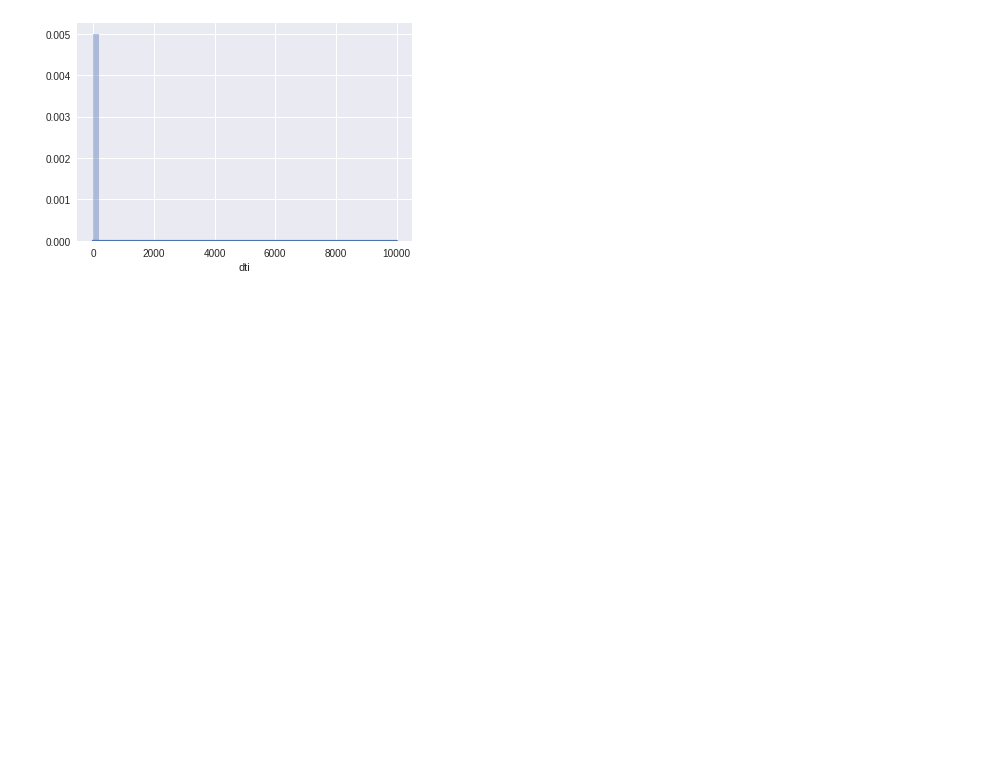
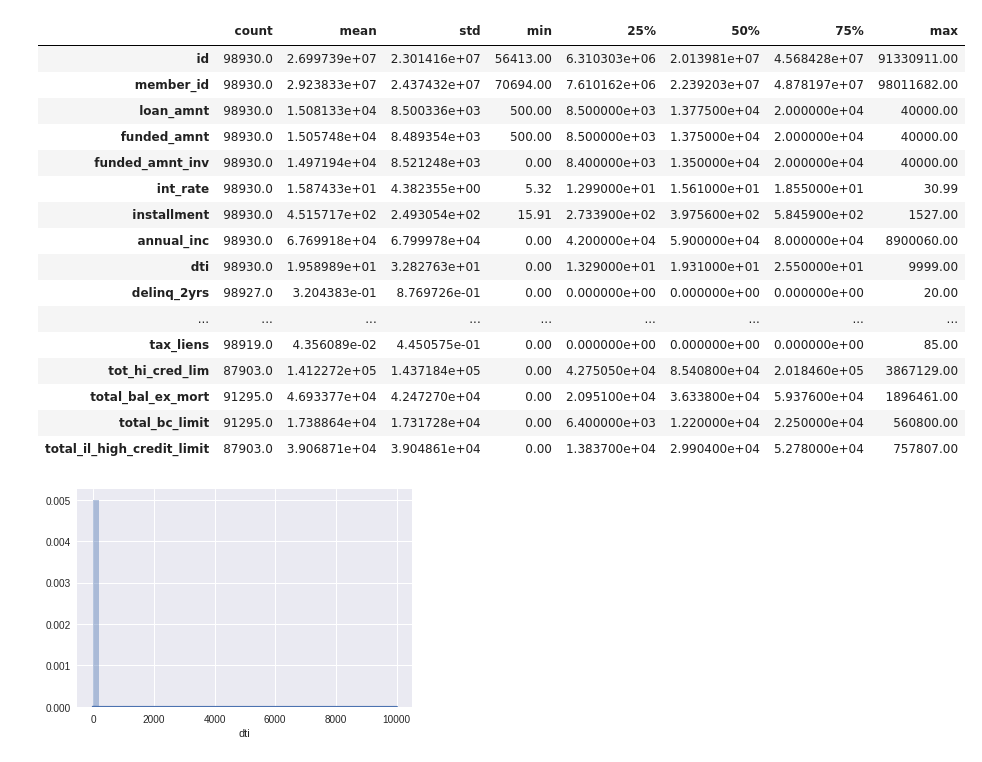
Before and after one commit to nateGeorge/lending_club_EDA, a Jupyter notebook: Lending_Club_EDA_Python_2.ipynb, the cells around one changed output. Saved outputs shown, nothing was run; the diff lists cells and outputs as text; code cells hidden in the pictures; blank space fills up the shorter version.

```diff
--- a/Lending_Club_EDA_Python_2.ipynb
+++ b/Lending_Club_EDA_Python_2.ipynb
@@ -82,0 +221,25 @@ memory usage: 1.1+ GB
+# %%
+# looking at only defaulted loans:
+default_categories = ['Default', 'Charged Off', 'Does not meet the credit policy. Status:Charged Off']
+# .isin() is a trick for checking if something is in a list
+# it's a pandas-specific function
+acc_df[acc_df['loan_status'].isin(default_categories)].describe().T
+# check out the average interest rate and dti (debt-to-income)
+# %% [output]
+|  | count | mean | std | min | 25% | 50% | 75% | max |
+| id | 98930.0 | 2.699739e+07 | 2.301416e+07 | 56413.00 | 6.310303e+06 | 2.013981e+07 | 4.568428e+07 | 91330911.00 |
+| member_id | 98930.0 | 2.923833e+07 | 2.437432e+07 | 70694.00 | 7.610162e+06 | 2.239203e+07 | 4.878197e+07 | 98011682.00 |
+| loan_amnt | 98930.0 | 1.508133e+04 | 8.500336e+03 | 500.00 | 8.500000e+03 | 1.377500e+04 | 2.000000e+04 | 40000.00 |
+| funded_amnt | 98930.0 | 1.505748e+04 | 8.489354e+03 | 500.00 | 8.500000e+03 | 1.375000e+04 | 2.000000e+04 | 40000.00 |
+| funded_amnt_inv | 98930.0 | 1.497194e+04 | 8.521248e+03 | 0.00 | 8.400000e+03 | 1.350000e+04 | 2.000000e+04 | 40000.00 |
+| int_rate | 98930.0 | 1.587433e+01 | 4.382355e+00 | 5.32 | 1.299000e+01 | 1.561000e+01 | 1.855000e+01 | 30.99 |
+| installment | 98930.0 | 4.515717e+02 | 2.493054e+02 | 15.91 | 2.733900e+02 | 3.975600e+02 | 5.845900e+02 | 1527.00 |
+| annual_inc | 98930.0 | 6.769918e+04 | 6.799978e+04 | 0.00 | 4.200000e+04 | 5.900000e+04 | 8.000000e+04 | 8900060.00 |
+| dti | 98930.0 | 1.958989e+01 | 3.282763e+01 | 0.00 | 1.329000e+01 | 1.931000e+01 | 2.550000e+01 | 9999.00 |
+| delinq_2yrs | 98927.0 | 3.204383e-01 | 8.769726e-01 | 0.00 | 0.000000e+00 | 0.000000e+00 | 0.000000e+00 | 20.00 |
+| ... | ... | ... | ... | ... | ... | ... | ... | ... |
+| tax_liens | 98919.0 | 4.356089e-02 | 4.450575e-01 | 0.00 | 0.000000e+00 | 0.000000e+00 | 0.000000e+00 | 85.00 |
+| tot_hi_cred_lim | 87903.0 | 1.412272e+05 | 1.437184e+05 | 0.00 | 4.275050e+04 | 8.540800e+04 | 2.018460e+05 | 3867129.00 |
+| total_bal_ex_mort | 91295.0 | 4.693377e+04 | 4.247270e+04 | 0.00 | 2.095100e+04 | 3.633800e+04 | 5.937600e+04 | 1896461.00 |
+| total_bc_limit | 91295.0 | 1.738864e+04 | 1.731728e+04 | 0.00 | 6.400000e+03 | 1.220000e+04 | 2.250000e+04 | 560800.00 |
+| total_il_high_credit_limit | 87903.0 | 3.906871e+04 | 3.904861e+04 | 0.00 | 1.383700e+04 | 2.990400e+04 | 5.278000e+04 | 757807.00 |
```
Also changed, not shown: parts of 28 cells of this notebook.
